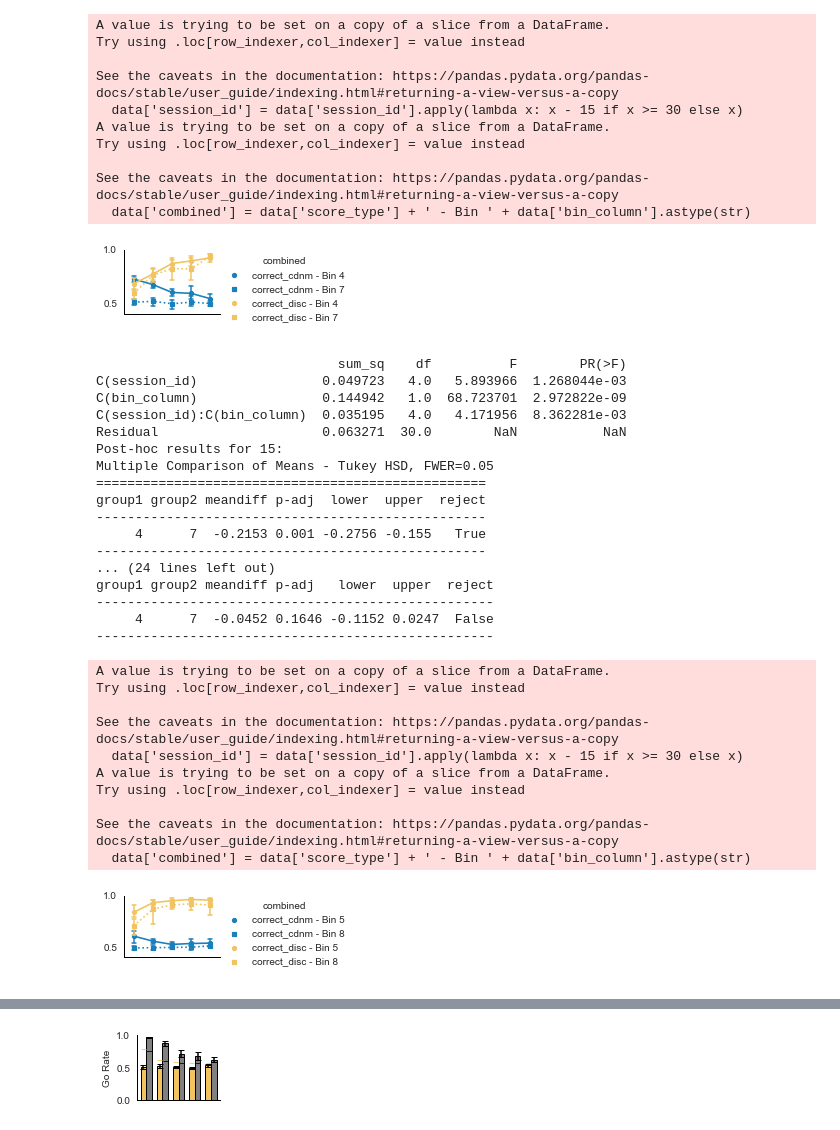
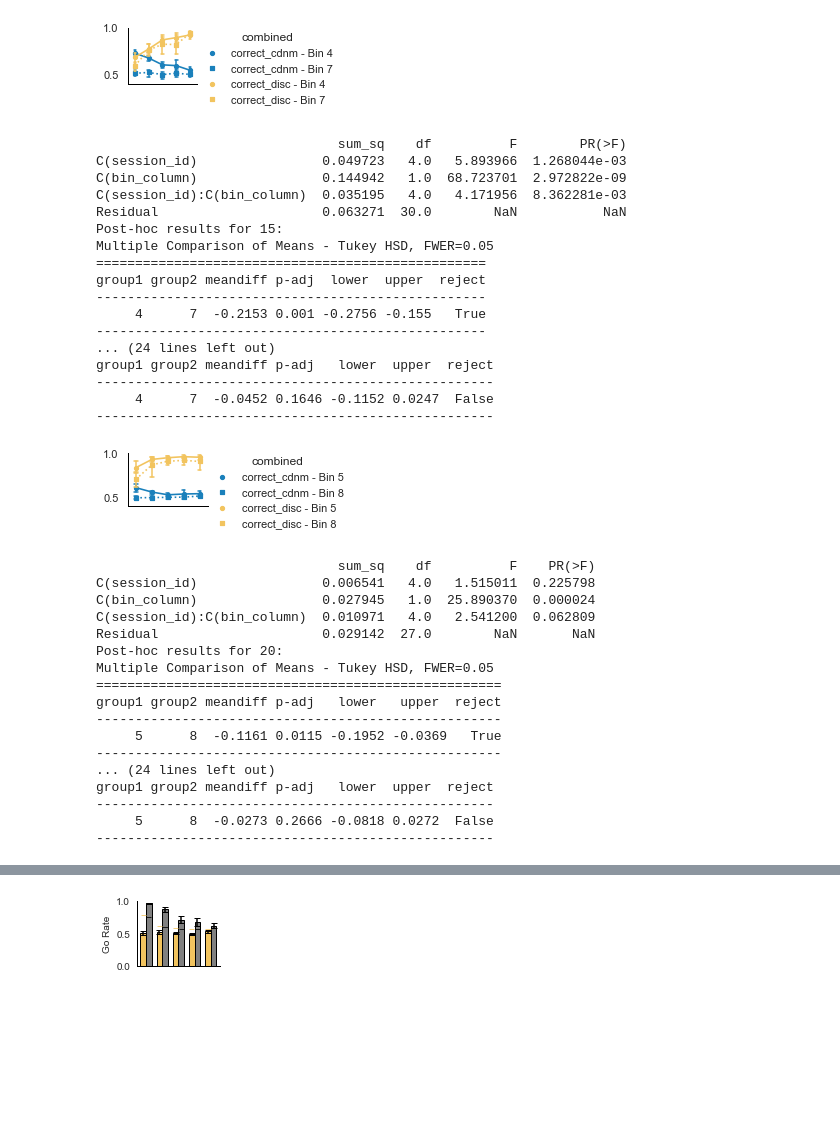
Before and after one commit to IdoMaor/Persistent-representation-of-a-prior-schema-, a Jupyter notebook: Persistent-representation-of-a-prior-schema.ipynb, the cells around one changed output, grey strips where cells are left out. Drawn from its saved outputs; the diff is of its cells as text; code cells hidden in the pictures; blank space fills up the shorter version.

```diff
--- a/Persistent-representation-of-a-prior-schema.ipynb
+++ b/Persistent-representation-of-a-prior-schema.ipynb
@@ -1136,76 +1299,71 @@ color_set = ["#1a80bb", "#1a80bb","#f2c45f","#f2c45f"]
 
 for i in range(4, 6):
     data = melted_df[((melted_df.bin_column==i) | (melted_df.bin_column==i+3)) ]
-
+    data = data.copy()
     data['session_id'] = data['session_id'].apply(lambda x: x - 15 if x >= 30 else x)
     data['combined'] = data['score_type'] + ' - Bin ' + data['bin_column'].astype(str)
 
     g = sns.catplot(data=data, x="session_id", y="score_value", hue="combined", dashes = "bin_column",capsize=.2, palette=color_set,
                     kind="point", height=1.6, aspect=1.53,estimator=np.mean,linestyles=["-", ":","-", ":"],
                     linewidth=1,  # Line width
                     markers=["o", "s","o", "s"],  # Marker shapes
                     errwidth=1.5,  # Width of error bars
                     scatter_kws={"s": 10},scale=.6)  # Marker size)
     g.set_titles(""); g.despine(left=False,bottom=False,top=True);
     g.set(ylabel='',xlabel='',xticks = [],title = '',yticks = [.5,1], ylim=(.4, 1))
     plt.show()
-    g.savefig(f'{save_path}/LC4.png', dpi=300, bbox_inches='tight')
     # Performing the two-way ANOVA with interaction
     data_cdnm=data[data['score_type']=='correct_cdnm']
-    #data_cdnm=data[data['score_type']=='correct_disc']
     from statsmodels.formula.api import ols
 
     model = ols('score_value ~ C(session_id) * C(bin_column)', data=data_cdnm).fit()
     anova_table = sm.stats.anova_lm(model, typ=2)
 
     print(anova_table)
 
     from statsmodels.stats.multicomp import pairwise_tukeyhsd
 
     # Perform pairwise comparisons within each level of factor1
     for level in data_cdnm['session_id'].unique():
         subset = data_cdnm[data_cdnm['session_id'] == level]
 
         tukey = pairwise_tukeyhsd(endog=subset['score_value'], groups=subset['bin_column'], alpha=0.05)
         print(f"Post-hoc results for {level}:")
         print(tukey)
 # %% [output]
+[figure, new version]
-A value is trying to be set on a copy of a slice from a DataFrame.
-Try using .loc[row_indexer,col_indexer] = value instead
-
-See the caveats in the documentation: https://pandas.pydata.org/pandas-docs/stable/user_guide/indexing.html#returning-a-view-versus-a-copy
-  data['session_id'] = data['session_id'].apply(lambda x: x - 15 if x >= 30 else x)
-A value is trying to be set on a copy of a slice from a DataFrame.
-Try using .loc[row_indexer,col_indexer] = value instead
-
-See the caveats in the documentation: https://pandas.pydata.org/pandas-docs/stable/user_guide/indexing.html#returning-a-view-versus-a-copy
-  data['combined'] = data['score_type'] + ' - Bin ' + data['bin_column'].astype(str)
+                               sum_sq    df          F        PR(>F)
+C(session_id)                0.049723   4.0   5.893966  1.268044e-03
+C(bin_column)                0.144942   1.0  68.723701  2.972822e-09
+C(session_id):C(bin_column)  0.035195   4.0   4.171956  8.362281e-03
+Residual                     0.063271  30.0        NaN           NaN
+Post-hoc results for 15:
+Multiple Comparison of Means - Tukey HSD, FWER=0.05
+==================================================
+group1 group2 meandiff p-adj  lower  upper  reject
+--------------------------------------------------
+     4      7  -0.2153 0.001 -0.2756 -0.155   True
+--------------------------------------------------
+... (24 lines left out)
+group1 group2 meandiff p-adj   lower  upper  reject
+---------------------------------------------------
+     4      7  -0.0452 0.1646 -0.1152 0.0247  False
+---------------------------------------------------
-[figure, old version]
+[figure, new version]
-                               sum_sq    df          F        PR(>F)
-C(session_id)                0.049723   4.0   5.893966  1.268044e-03
-C(bin_column)                0.144942   1.0  68.723701  2.972822e-09
-C(session_id):C(bin_column)  0.035195   4.0   4.171956  8.362281e-03
-Residual                     0.063271  30.0        NaN           NaN
-Post-hoc results for 15:
+                               sum_sq    df          F    PR(>F)
+C(session_id)                0.006541   4.0   1.515011  0.225798
+C(bin_column)                0.027945   1.0  25.890370  0.000024
+C(session_id):C(bin_column)  0.010971   4.0   2.541200  0.062809
+Residual                     0.029142  27.0        NaN       NaN
+Post-hoc results for 20:
 Multiple Comparison of Means - Tukey HSD, FWER=0.05
-==================================================
-group1 group2 meandiff p-adj  lower  upper  reject
---------------------------------------------------
-     4      7  -0.2153 0.001 -0.2756 -0.155   True
---------------------------------------------------
+====================================================
+group1 group2 meandiff p-adj   lower   upper  reject
+----------------------------------------------------
+     5      8  -0.1161 0.0115 -0.1952 -0.0369   True
+----------------------------------------------------
 ... (24 lines left out)
 group1 group2 meandiff p-adj   lower  upper  reject
 ---------------------------------------------------
-     4      7  -0.0452 0.1646 -0.1152 0.0247  False
+     5      8  -0.0273 0.2666 -0.0818 0.0272  False
 ---------------------------------------------------
-A value is trying to be set on a copy of a slice from a DataFrame.
-Try using .loc[row_indexer,col_indexer] = value instead
-
-See the caveats in the documentation: https://pandas.pydata.org/pandas-docs/stable/user_guide/indexing.html#returning-a-view-versus-a-copy
-  data['session_id'] = data['session_id'].apply(lambda x: x - 15 if x >= 30 else x)
-A value is trying to be set on a copy of a slice from a DataFrame.
-Try using .loc[row_indexer,col_indexer] = value instead
-
-See the caveats in the documentation: https://pandas.pydata.org/pandas-docs/stable/user_guide/indexing.html#returning-a-view-versus-a-copy
-  data['combined'] = data['score_type'] + ' - Bin ' + data['bin_column'].astype(str)
-[figure, old version]
```
Also changed, not shown: parts of 29 cells of this notebook.
